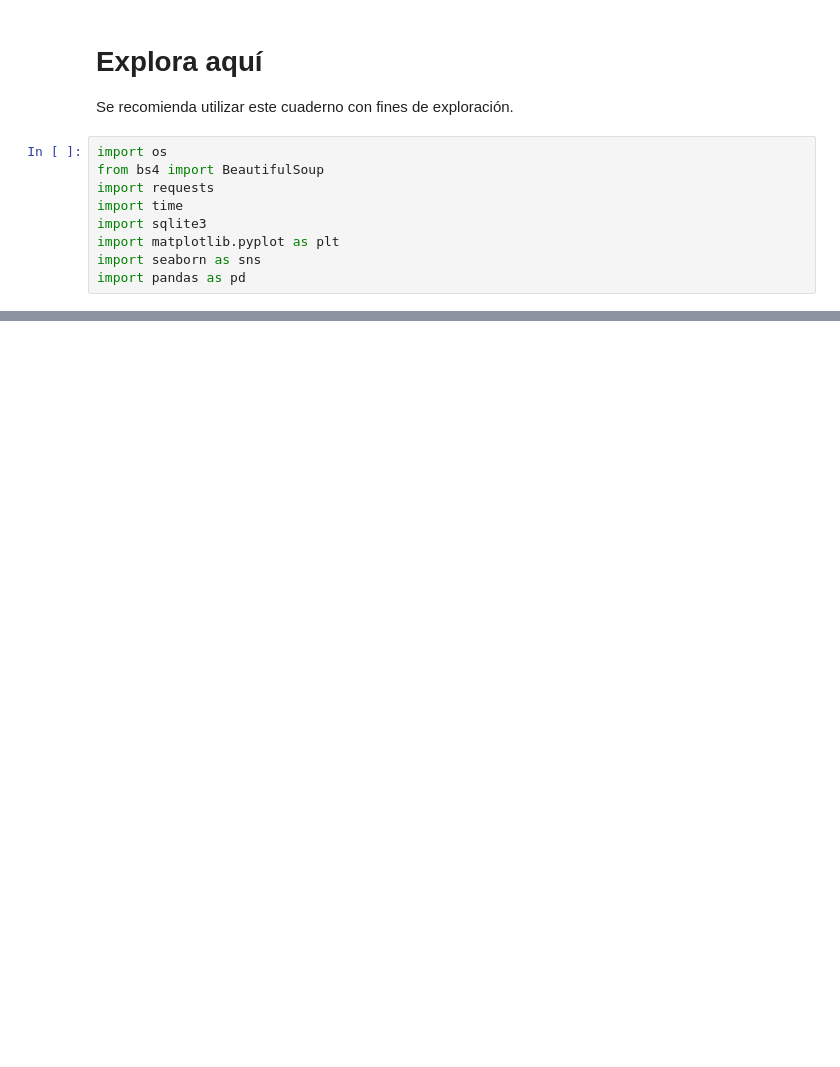
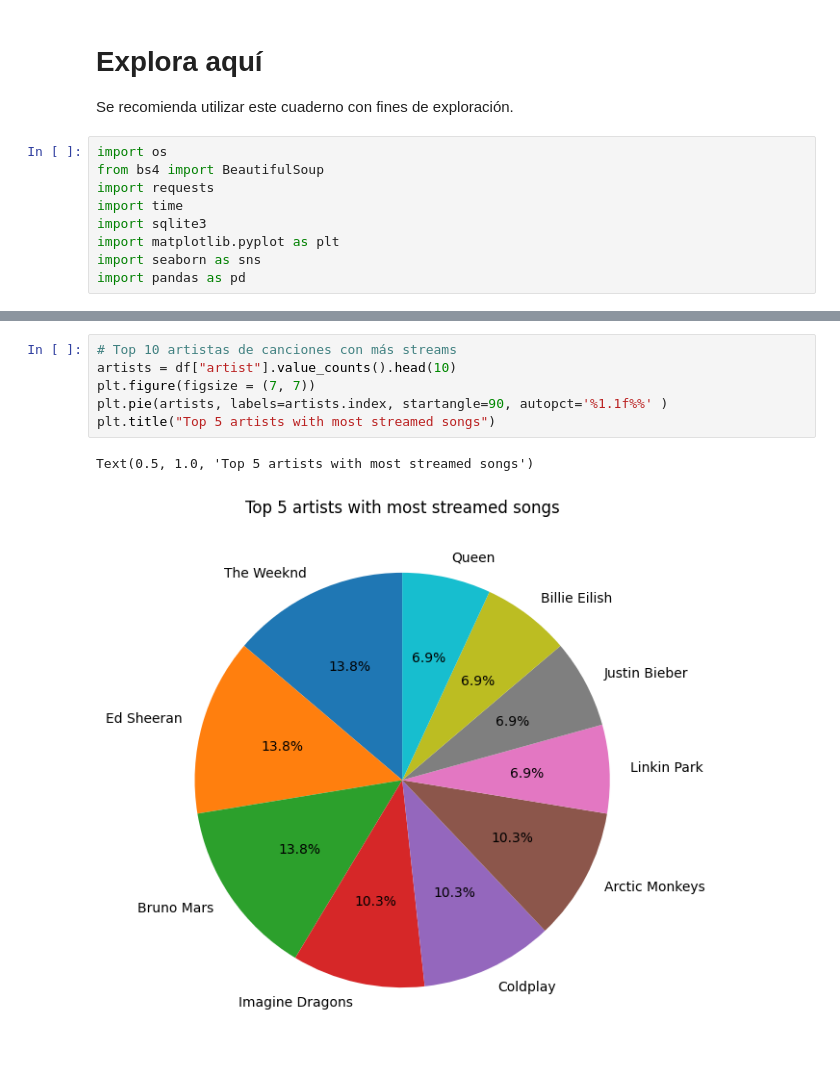
Before and after one commit to plorenab/plorenab_web-scraping-project-tutorial, a Jupyter notebook: src/explore.es.ipynb, the cells around one changed output, grey strips where cells are left out. Drawn from its saved outputs; the diff is of its cells as text; blank space fills up the shorter version.

```diff
--- a/src/explore.es.ipynb
+++ b/src/explore.es.ipynb
@@ -118,0 +217,9 @@ See the caveats in the documentation: https://pandas.pydata.org/pandas-docs/stab
+# %%
+# Top 10 artistas de canciones con más streams
+artists = df["artist"].value_counts().head(10)
+plt.figure(figsize = (7, 7))
+plt.pie(artists, labels=artists.index, startangle=90, autopct='%1.1f%%' )
+plt.title("Top 5 artists with most streamed songs")
+# %% [output]
+Text(0.5, 1.0, 'Top 5 artists with most streamed songs')
+[figure, added]
```
Also changed, not shown: parts of 12 cells of this notebook, 3 other files.
